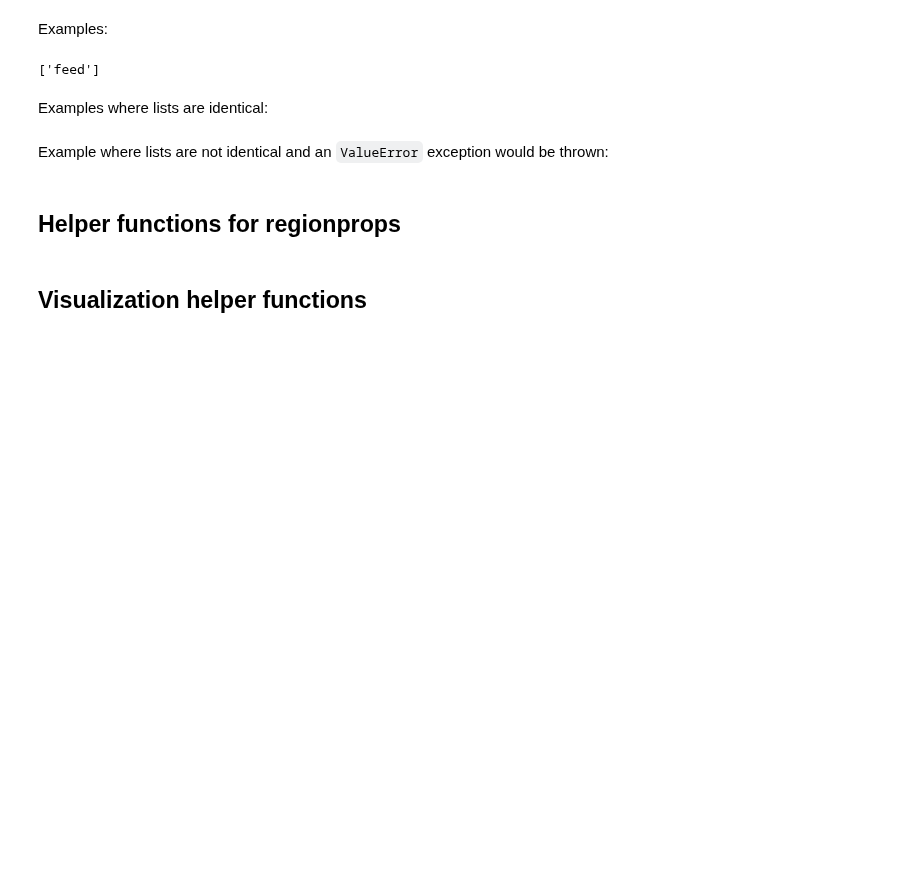
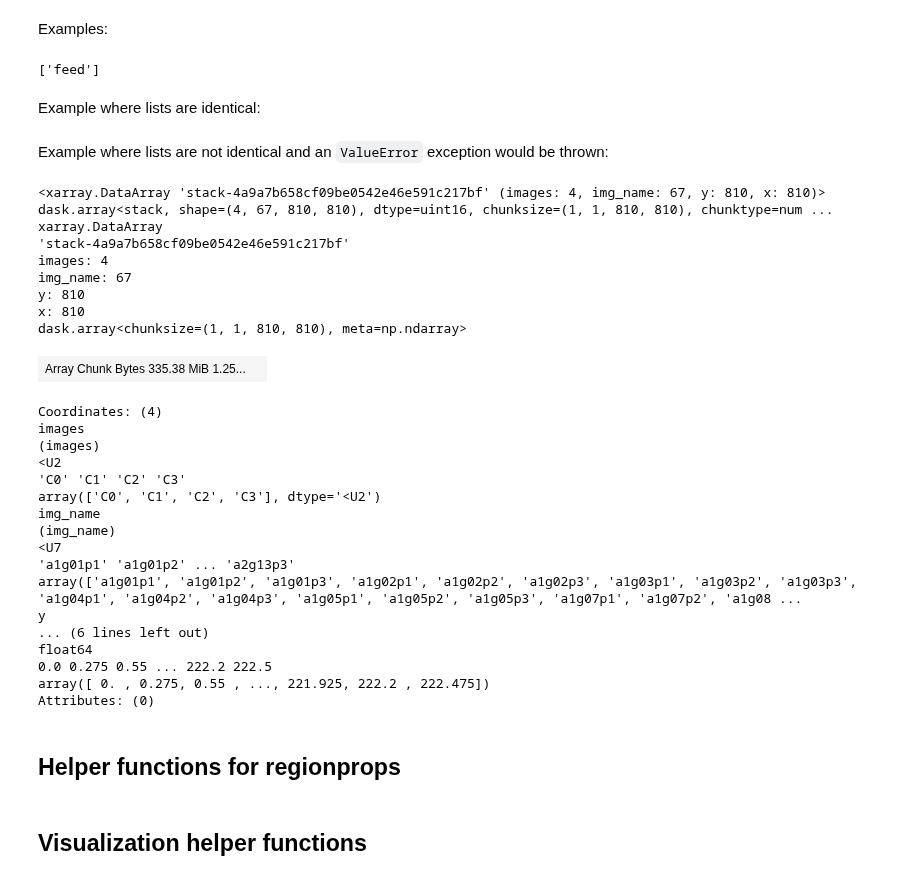
Before and after one commit to morriso1/clonedetective, a Jupyter notebook: 00_utils.ipynb, the cells around one changed output. Cells and saved outputs as stored; diff of their text form; code cells hidden in the pictures; blank space fills up the shorter version.

Commit message:
added test that uses dask

```diff
--- a/00_utils.ipynb
+++ b/00_utils.ipynb
@@ -75,7 +75,7 @@ def check_lists_identical(list_of_lists: List[List]):
         else:
             raise ValueError("not all sublists are identical!")
 # %% [markdown]
-Examples where lists are identical:
+Example where lists are identical:
 # %%
 check_lists_identical([['hello', 'goodbye'], ['hello', 'goodbye']])
 # %% [markdown]
@@ -92,6 +91,17 @@ def img_path_to_xarr(
     ch_name_for_first_dim: str = "images",
     **channel_path_globs,
 ):
+    """Takes channel path globs and creates a dask backed xarray dataarray"
+
+    Args:
+        img_name_regex (str): A regex pattern used to parse out image names from filenames e.g. r"\w\d\w\d\d\p\d"
+        pixel_size (float, optional): Defaults to 0.275.
+        ch_name_for_first_dim (str, optional): Defaults to "images".
+        **channel_path_globs: required e.g. C0="data/MARCM_experiment/images/C0/*.tif"
+
+    Returns:
+        xarray dataarray: dask backed xarray dataarray of images
+    """
     imgs = list()
     channels = list()
     img_names = list()
@@ -112,3 +122,38 @@ def img_path_to_xarr(
         ],
         dims=[ch_name_for_first_dim, "img_name", "y", "x"],
     )
+# %%
+xarr = img_path_to_xarr(img_name_regex=r"a\dg\d\dp\d",
+    C0="data/MARCM_experiment/images/C0/*.tif",
+    C1="data/MARCM_experiment/images/C1/*.tif",
+    C2="data/MARCM_experiment/images/C2/*.tif",
+    C3="data/MARCM_experiment/images/C3/*.tif",
+)
+xarr
+# %% [output]
+<xarray.DataArray 'stack-4a9a7b658cf09be0542e46e591c217bf' (images: 4, img_name: 67, y: 810, x: 810)> dask.array<stack, shape=(4, 67, 810, 810), dtype=uint16, chunksize=(1, 1, 810, 810), chunktype=num ...
+xarray.DataArray
+'stack-4a9a7b658cf09be0542e46e591c217bf'
+images: 4
+img_name: 67
+y: 810
+x: 810
+dask.array<chunksize=(1, 1, 810, 810), meta=np.ndarray>
+| Array Chunk Bytes 335.38 MiB 1.25... |  |
+Coordinates: (4)
+images
+(images)
+<U2
+'C0' 'C1' 'C2' 'C3'
+array(['C0', 'C1', 'C2', 'C3'], dtype='<U2')
+img_name
+(img_name)
+<U7
+'a1g01p1' 'a1g01p2' ... 'a2g13p3'
+array(['a1g01p1', 'a1g01p2', 'a1g01p3', 'a1g02p1', 'a1g02p2', 'a1g02p3', 'a1g03p1', 'a1g03p2', 'a1g03p3', 'a1g04p1', 'a1g04p2', 'a1g04p3', 'a1g05p1', 'a1g05p2', 'a1g05p3', 'a1g07p1', 'a1g07p2', 'a1g08 ...
+y
+... (6 lines left out)
+float64
+0.0 0.275 0.55 ... 222.2 222.5
+array([ 0. , 0.275, 0.55 , ..., 221.925, 222.2 , 222.475])
+Attributes: (0)
```
Also changed, not shown: parts of 2 cells of this notebook, 2 other files.
